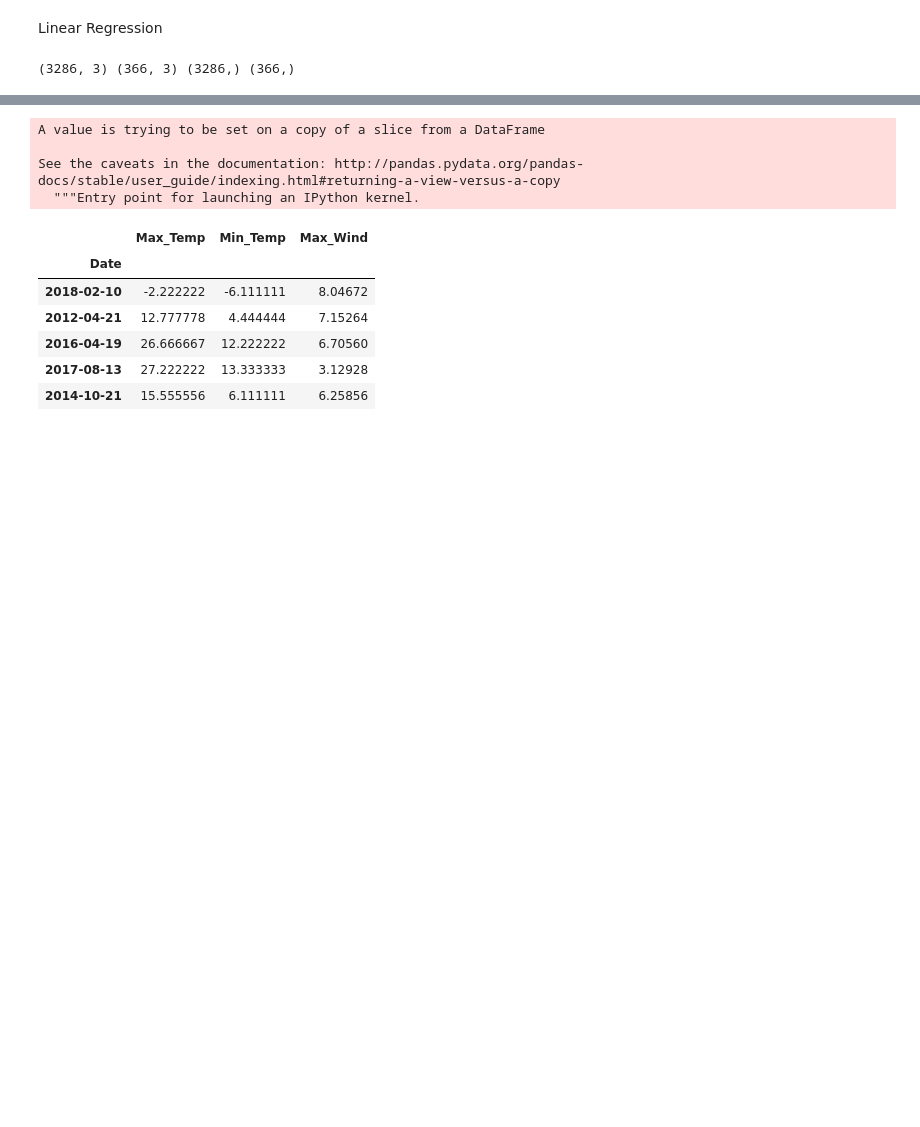
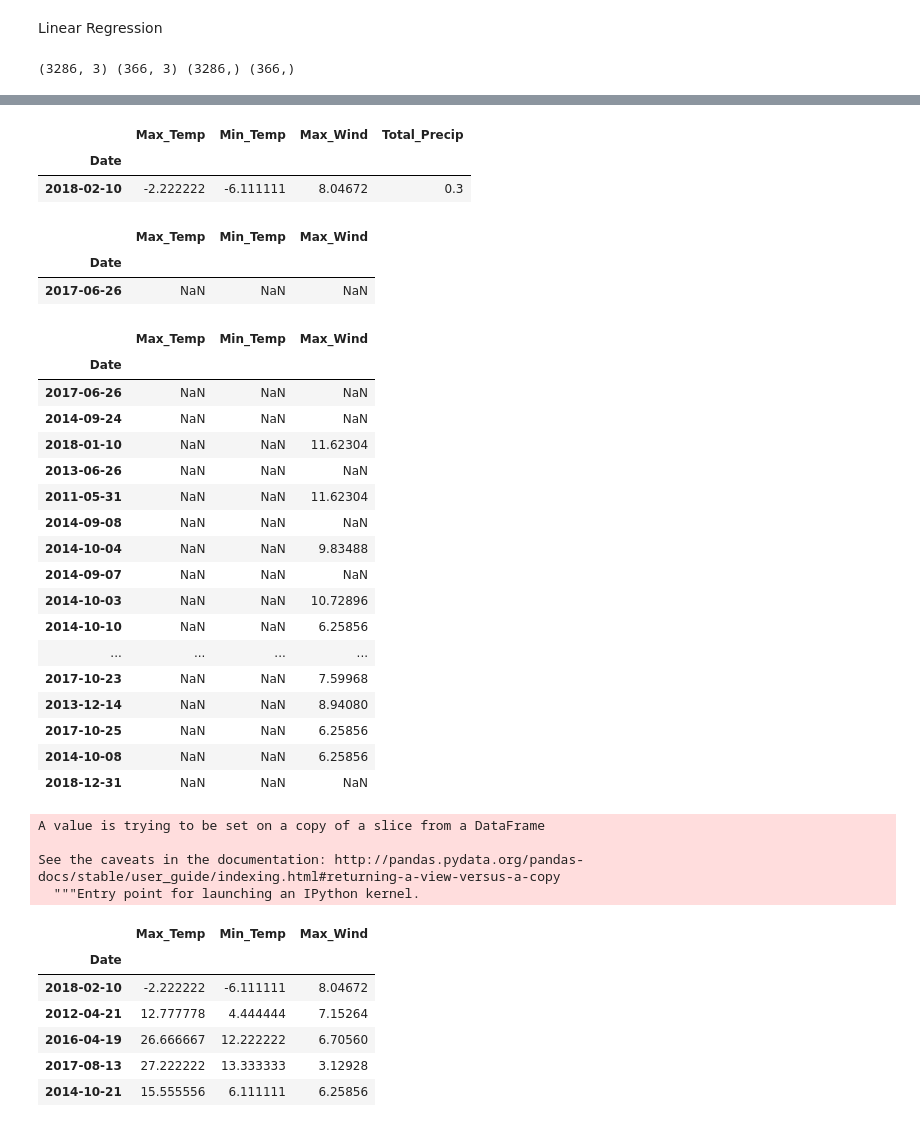
Before and after one commit to dfu2020/ATMS-597-SP-2020-Project-4, a Jupyter notebook: Project4_Joyce.ipynb, the cells around one changed output, grey strips where cells are left out. Drawn from its saved outputs; the diff is of its cells as text; code cells hidden in the pictures; blank space fills up the shorter version.

```diff
--- a/Project4_Joyce.ipynb
+++ b/Project4_Joyce.ipynb
@@ -132,3 +127,37 @@ x_train[x_train.isnull()]
+# %%
+Practice_KCMI_df[(Practice_KCMI_df.index == '2018-02-10')]
+# %% [output]
+|  | Max_Temp | Min_Temp | Max_Wind | Total_Precip |
+| Date |  |  |  |  |
+| 2018-02-10 | -2.222222 | -6.111111 | 8.04672 | 0.3 |
+# %%
+x_train[(x_train.index == '2017-06-26')]
+# %% [output]
+|  | Max_Temp | Min_Temp | Max_Wind |
+| Date |  |  |  |
+| 2017-06-26 | NaN | NaN | NaN |
+# %%
+# Verified these null values, what to do about them
+x_train[x_train['Max_Temp'].isnull()]
+# %% [output]
+|  | Max_Temp | Min_Temp | Max_Wind |
+| Date |  |  |  |
+| 2017-06-26 | NaN | NaN | NaN |
+| 2014-09-24 | NaN | NaN | NaN |
+| 2018-01-10 | NaN | NaN | 11.62304 |
+| 2013-06-26 | NaN | NaN | NaN |
+| 2011-05-31 | NaN | NaN | 11.62304 |
+| 2014-09-08 | NaN | NaN | NaN |
+| 2014-10-04 | NaN | NaN | 9.83488 |
+| 2014-09-07 | NaN | NaN | NaN |
+| 2014-10-03 | NaN | NaN | 10.72896 |
+| 2014-10-10 | NaN | NaN | 6.25856 |
+| ... | ... | ... | ... |
+| 2017-10-23 | NaN | NaN | 7.59968 |
+| 2013-12-14 | NaN | NaN | 8.94080 |
+| 2017-10-25 | NaN | NaN | 6.25856 |
+| 2014-10-08 | NaN | NaN | 6.25856 |
+| 2018-12-31 | NaN | NaN | NaN |
 # %%
 x_train.dropna(inplace=True)
 # %% [output]
```
Also changed, not shown: parts of 3 cells of this notebook.
